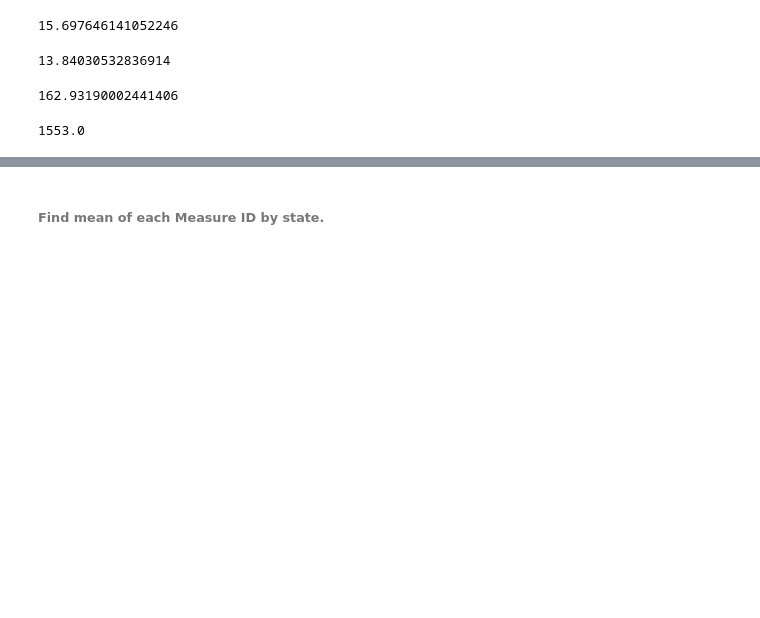
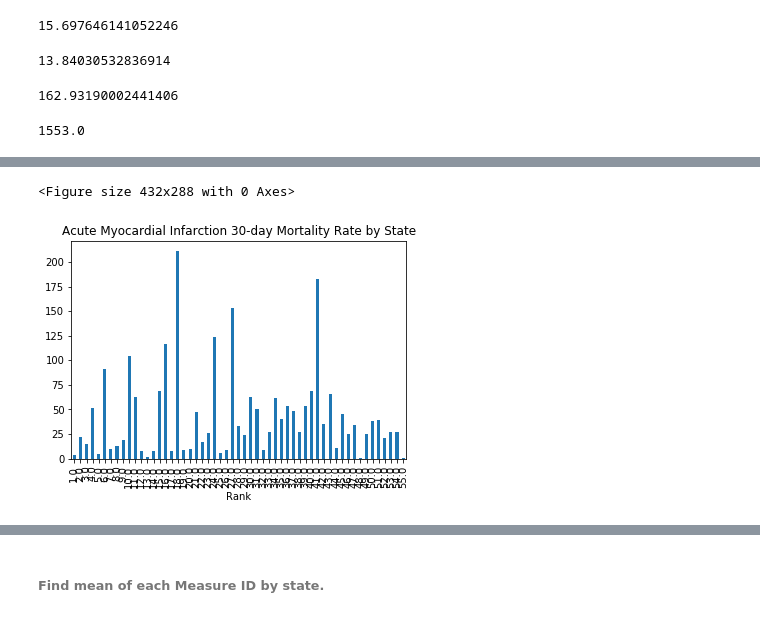
Before and after one commit to kathieking/Thinkful, a Jupyter notebook: Capstone1_code.ipynb, the cells around one changed output, grey strips where cells are left out. Cells and saved outputs as stored; diff of their text form; code cells hidden in the pictures; blank space fills up the shorter version.

```diff
--- a/Capstone1_code.ipynb
+++ b/Capstone1_code.ipynb
@@ -347,0 +421,4 @@ df_comp['Score'].mean()
+# %%
+dfami_state['Rank'] = dfami_state['mean'].rank()
+dfami_state.sort_values('mean', inplace = True)
+dfami_state
@@ -347,0 +444,13 @@ df_comp['Score'].mean()
+# %%
+#how do I get it to show the state names below bars?
+#is there a way to overlay mean?
+fig = plt.figure()
+
+dfami_state.plot(kind = 'bar', x = 'Rank', y = 'count', legend = None)
+plt.xticks
+plt.title('Acute Myocardial Infarction 30-day Mortality Rate by State')
+
+plt.show()
+# %% [output]
+<Figure size 432x288 with 0 Axes>
+[figure, added]
```
Also changed, not shown: parts of 34 cells of this notebook.
